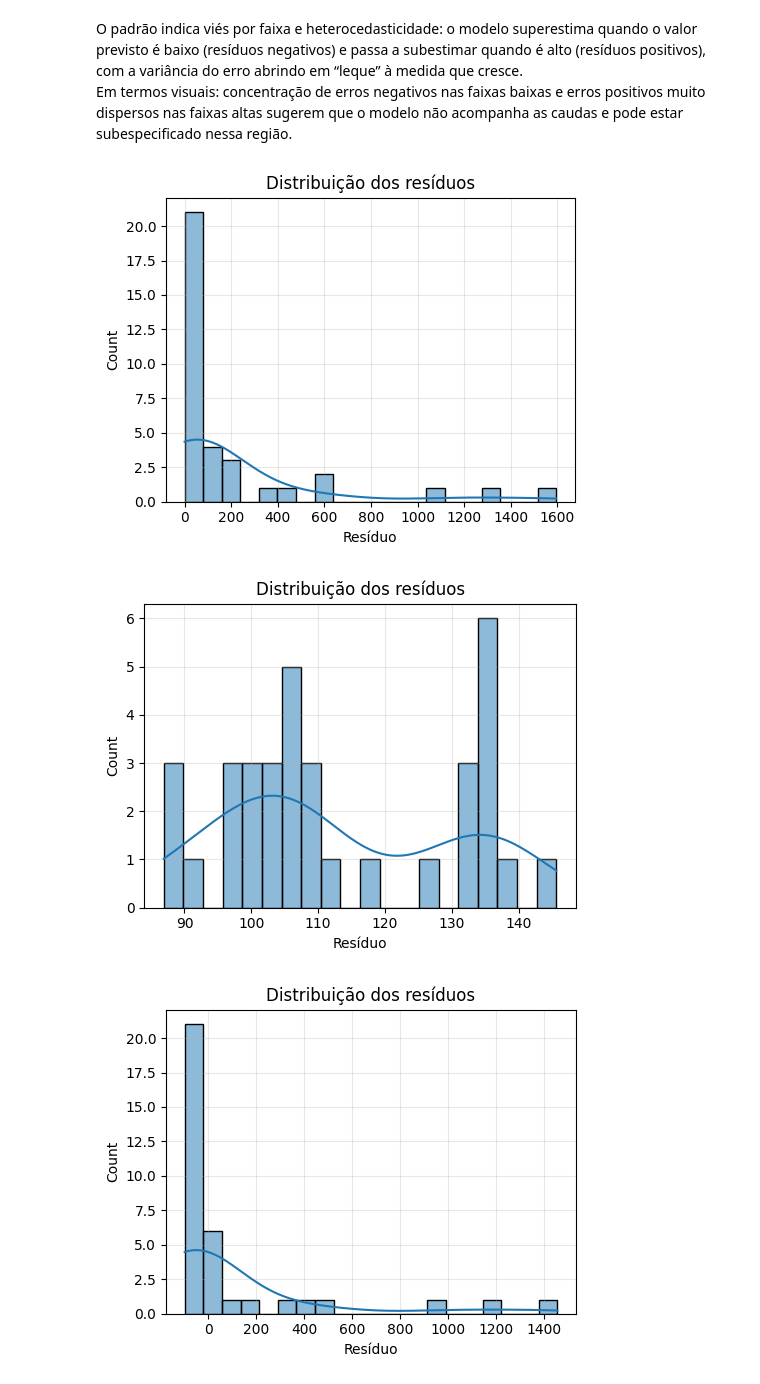
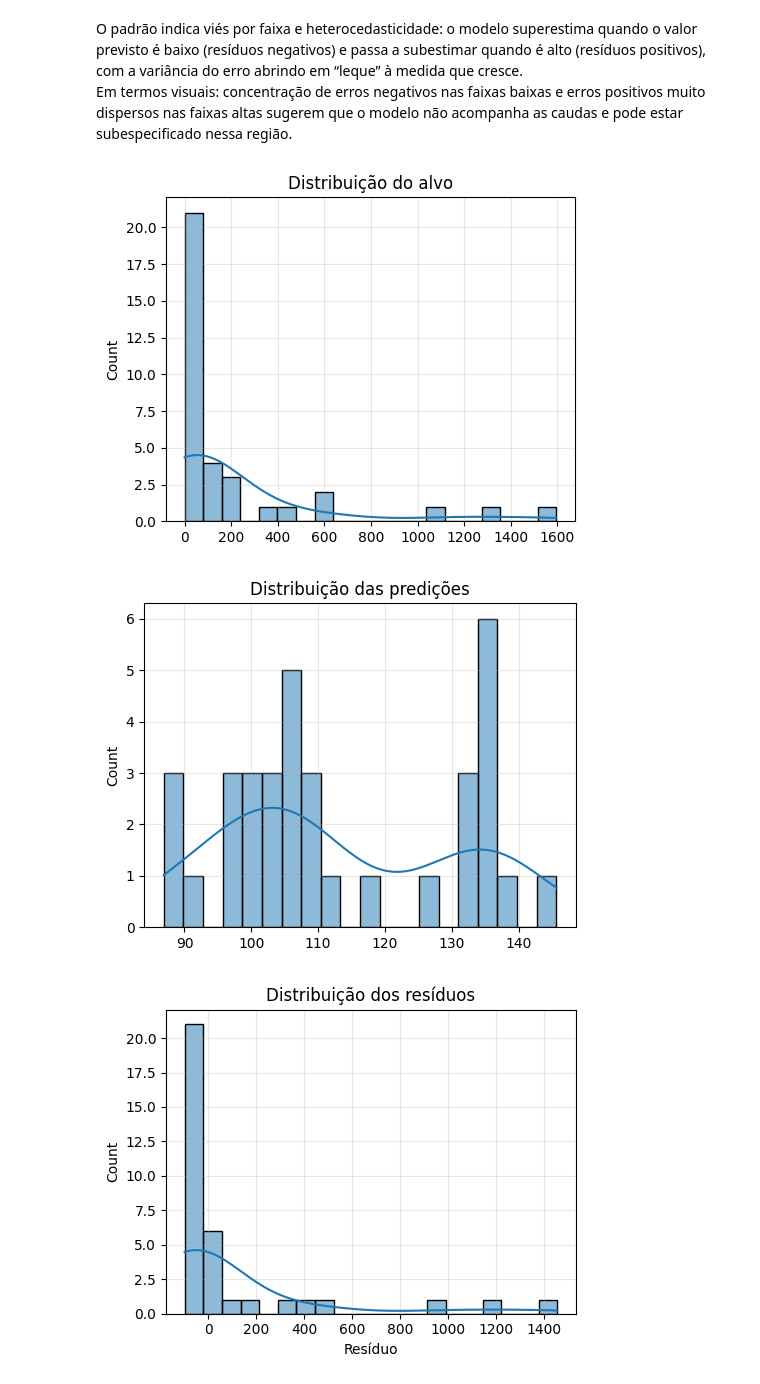
Before and after one commit to ISABELAKAZUE/ProjetoII, a Jupyter notebook: notebooks/model_evaluation.ipynb, the cells around one changed output. Cells and saved outputs as stored; diff of their text form; code cells hidden in the pictures.

```diff
--- a/notebooks/model_evaluation.ipynb
+++ b/notebooks/model_evaluation.ipynb
@@ -149,24 +143,24 @@ Em termos visuais: concentração de erros negativos nas faixas baixas e erros p
 # Distribuição dos resíduos
 plt.figure(figsize=(5,4))
 sns.histplot(y_true, bins=20, kde=True)
-plt.xlabel("Resíduo")
-plt.title("Distribuição dos resíduos")
+plt.xlabel("")
+plt.title("Distribuição do alvo")
 plt.grid(alpha=0.3)
 plt.tight_layout()
 plt.show()
 # %% [output]
-[figure, old version]
+[figure, new version]
 # %%
 # Distribuição dos resíduos
 plt.figure(figsize=(5,4))
 sns.histplot(y_pred, bins=20, kde=True)
-plt.xlabel("Resíduo")
-plt.title("Distribuição dos resíduos")
+plt.xlabel("")
+plt.title("Distribuição das predições")
 plt.grid(alpha=0.3)
 plt.tight_layout()
 plt.show()
 # %% [output]
-[figure, old version]
+[figure, new version]
 # %%
 # Distribuição dos resíduos
 plt.figure(figsize=(5,4))
```
Also changed, not shown: parts of 2 cells of this notebook.
